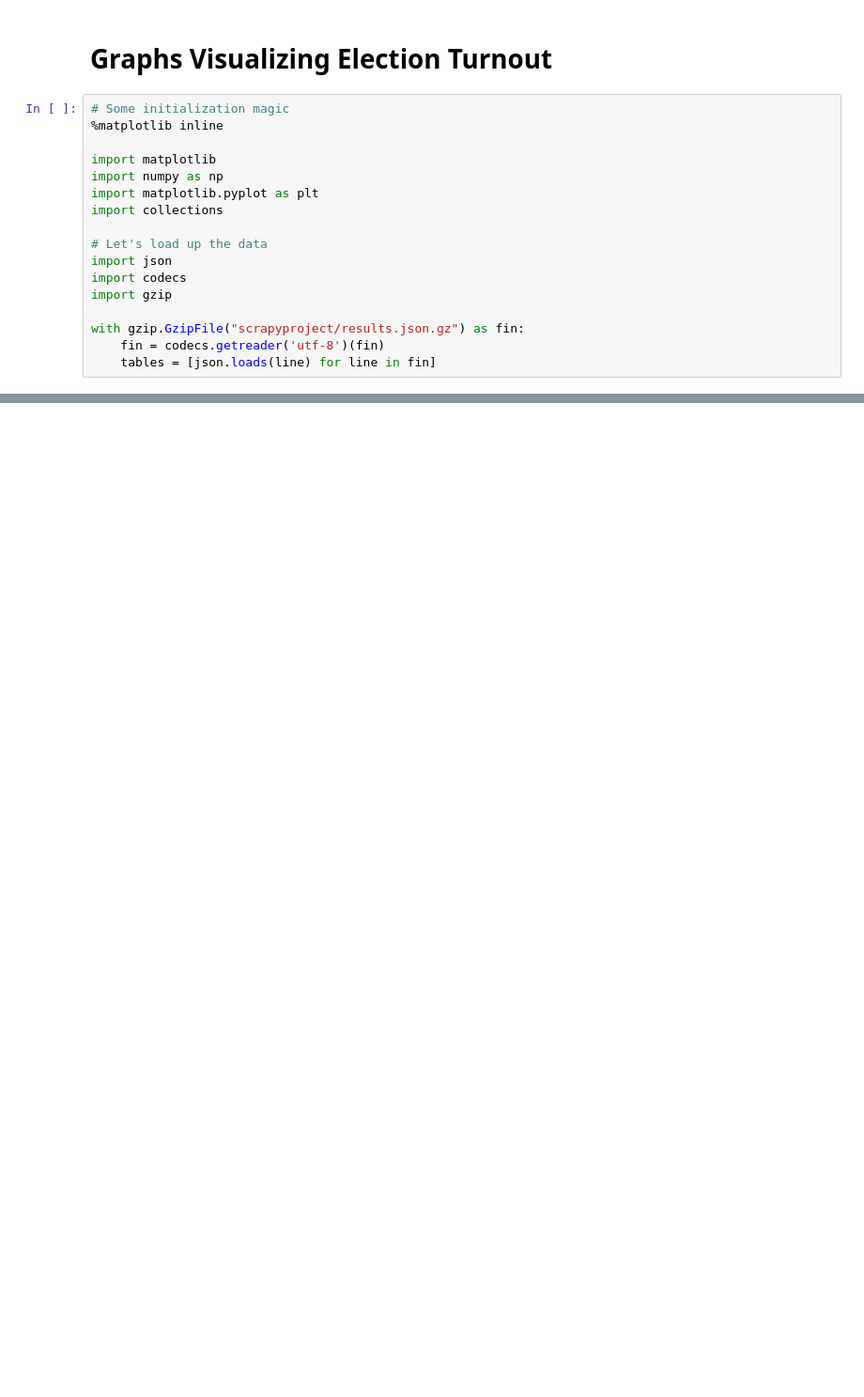
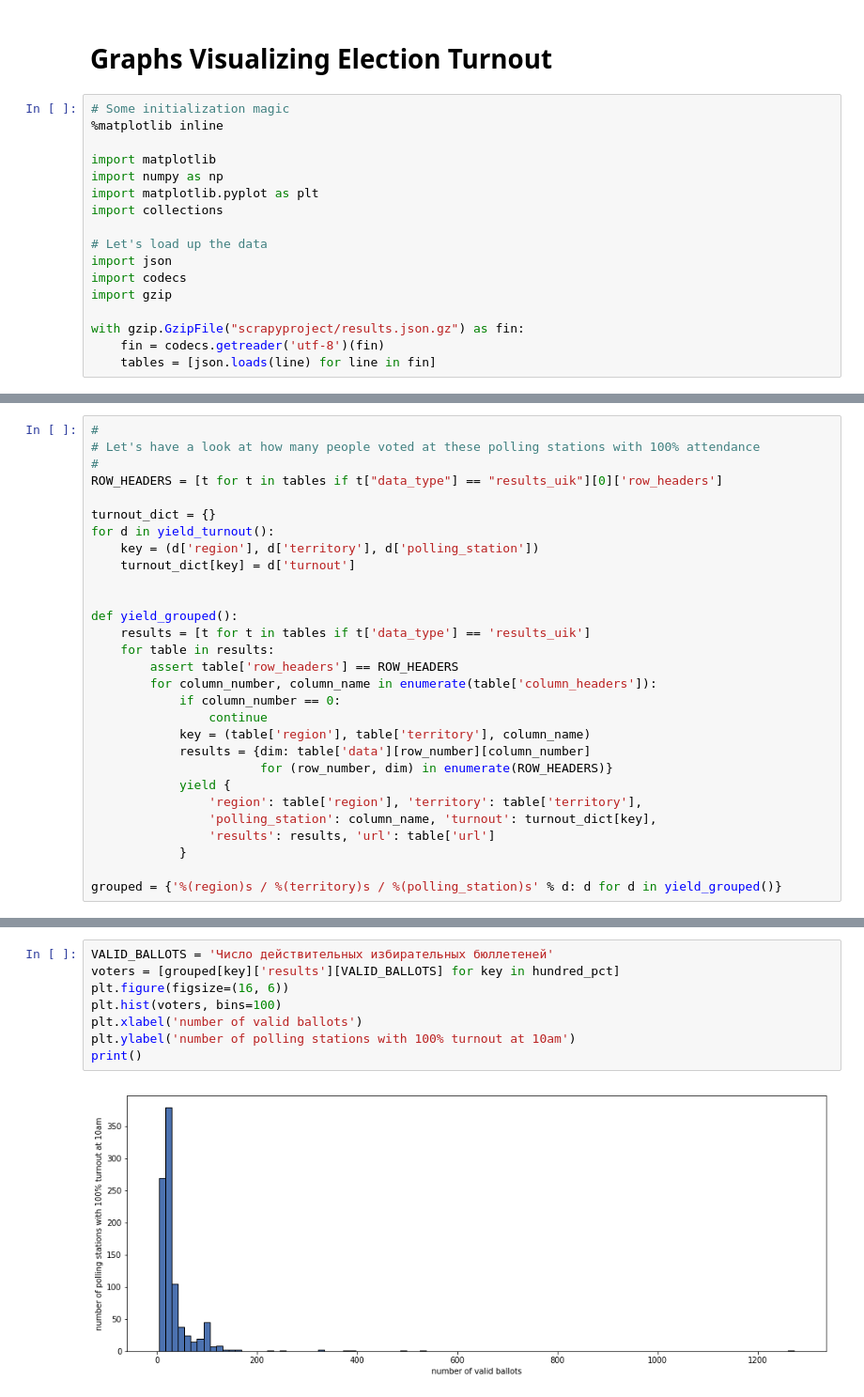
Before and after one commit to mpenkov/prezident2018, a Jupyter notebook: Turnout.ipynb, the cells around one changed output, grey strips where cells are left out. Shown at 94% size. Cells and saved outputs as stored; diff of their text form; blank space fills up the shorter version.

```diff
--- a/Turnout.ipynb
+++ b/Turnout.ipynb
@@ -80,0 +77,29 @@ hundred_pct
+# %%
+#
+# Let's have a look at how many people voted at these polling stations with 100% attendance
+#
+ROW_HEADERS = [t for t in tables if t["data_type"] == "results_uik"][0]['row_headers']
+
+turnout_dict = {}
+for d in yield_turnout():
+    key = (d['region'], d['territory'], d['polling_station'])
+    turnout_dict[key] = d['turnout']
+
+
+def yield_grouped():
+    results = [t for t in tables if t['data_type'] == 'results_uik']
+    for table in results:
+        assert table['row_headers'] == ROW_HEADERS
+        for column_number, column_name in enumerate(table['column_headers']):
+            if column_number == 0:
+                continue
+            key = (table['region'], table['territory'], column_name)
+            results = {dim: table['data'][row_number][column_number]
+                       for (row_number, dim) in enumerate(ROW_HEADERS)}
+            yield {
+                'region': table['region'], 'territory': table['territory'],
+                'polling_station': column_name, 'turnout': turnout_dict[key],
+                'results': results, 'url': table['url']
+            }
+
+grouped = {'%(region)s / %(territory)s / %(polling_station)s' % d: d for d in yield_grouped()}
@@ -80,0 +126,10 @@ hundred_pct
+# %%
+VALID_BALLOTS = 'Число действительных избирательных бюллетеней'
+voters = [grouped[key]['results'][VALID_BALLOTS] for key in hundred_pct]
+plt.figure(figsize=(16, 6))
+plt.hist(voters, bins=100)
+plt.xlabel('number of valid ballots')
+plt.ylabel('number of polling stations with 100% turnout at 10am')
+print()
+# %% [output]
+[figure, added]
```
Also changed, not shown: parts of 8 cells of this notebook.
